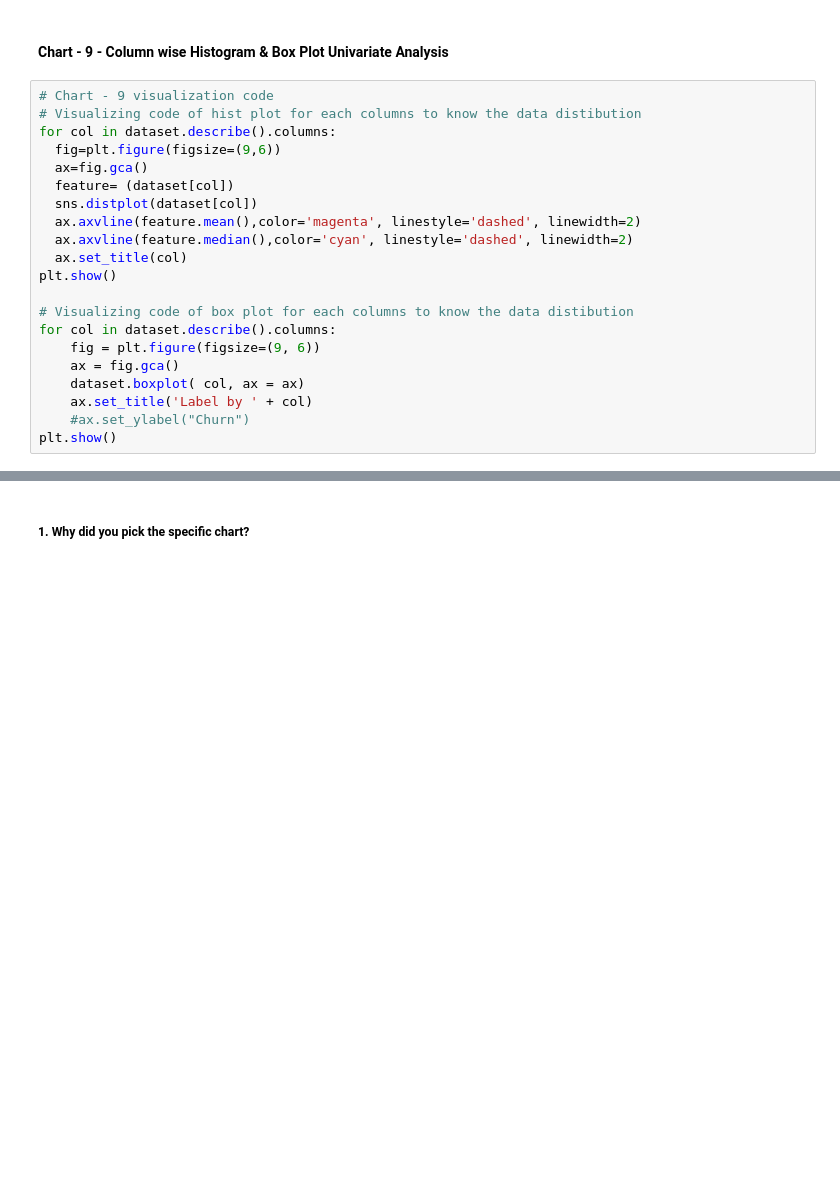
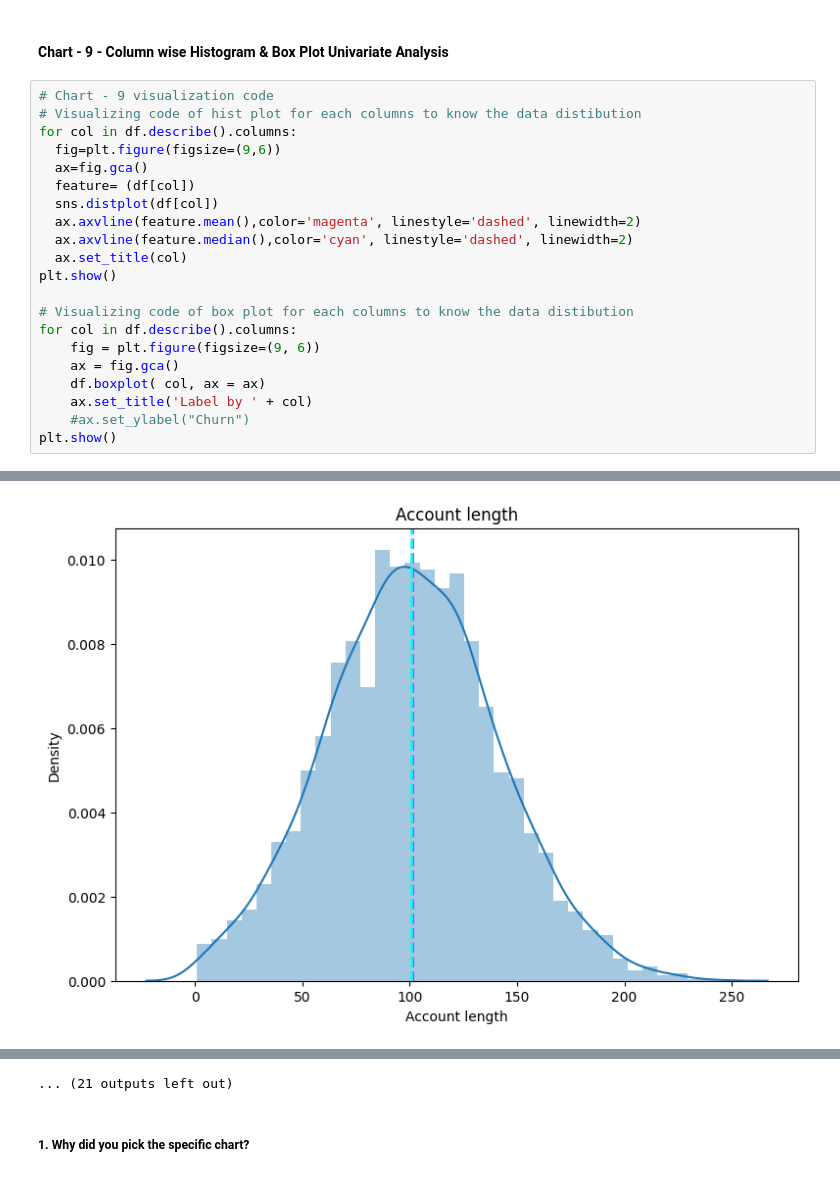
Before and after one commit to AnujRameshRindhe/EDA_Telecom_Churn_analysis, a Jupyter notebook: Telecom_churn_analysis.ipynb, the cells around one changed output, grey strips where cells are left out. Saved outputs shown, nothing was run; the diff lists cells and outputs as text; blank space fills up the shorter version.

```diff
--- a/Telecom_churn_analysis.ipynb
+++ b/Telecom_churn_analysis.ipynb
@@ -1535,21 +1539,22 @@ Need to reduce the calls for each customer and he should be satisfied in a singl
 # %%
 # Chart - 9 visualization code
 # Visualizing code of hist plot for each columns to know the data distibution
-for col in dataset.describe().columns:
+for col in df.describe().columns:
   fig=plt.figure(figsize=(9,6))
   ax=fig.gca()
-  feature= (dataset[col])
-  sns.distplot(dataset[col])
+  feature= (df[col])
+  sns.distplot(df[col])
   ax.axvline(feature.mean(),color='magenta', linestyle='dashed', linewidth=2)
   ax.axvline(feature.median(),color='cyan', linestyle='dashed', linewidth=2)
   ax.set_title(col)
 plt.show()
 
 # Visualizing code of box plot for each columns to know the data distibution
-for col in dataset.describe().columns:
+for col in df.describe().columns:
     fig = plt.figure(figsize=(9, 6))
     ax = fig.gca()
-    dataset.boxplot( col, ax = ax)
+    df.boxplot( col, ax = ax)
     ax.set_title('Label by ' + col)
     #ax.set_ylabel("Churn")
 plt.show()
+# %% [output]
@@ -1555,0 +1578 @@ plt.show()
+[figure, added]
@@ -1556,3 +1589,4 @@ plt.show()
+... (21 outputs left out)
 # %% [markdown]
 ##### 1. Why did you pick the specific chart?
 # %% [markdown]
```
Also changed, not shown: parts of 16 cells of this notebook.
